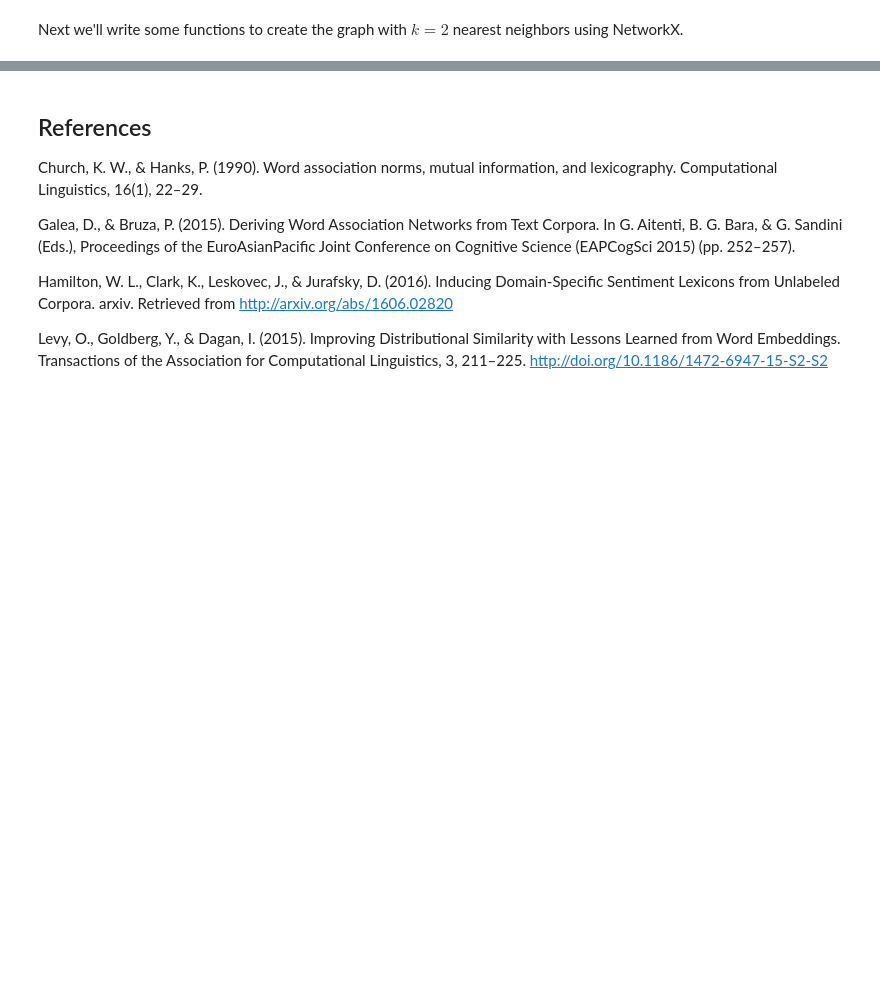
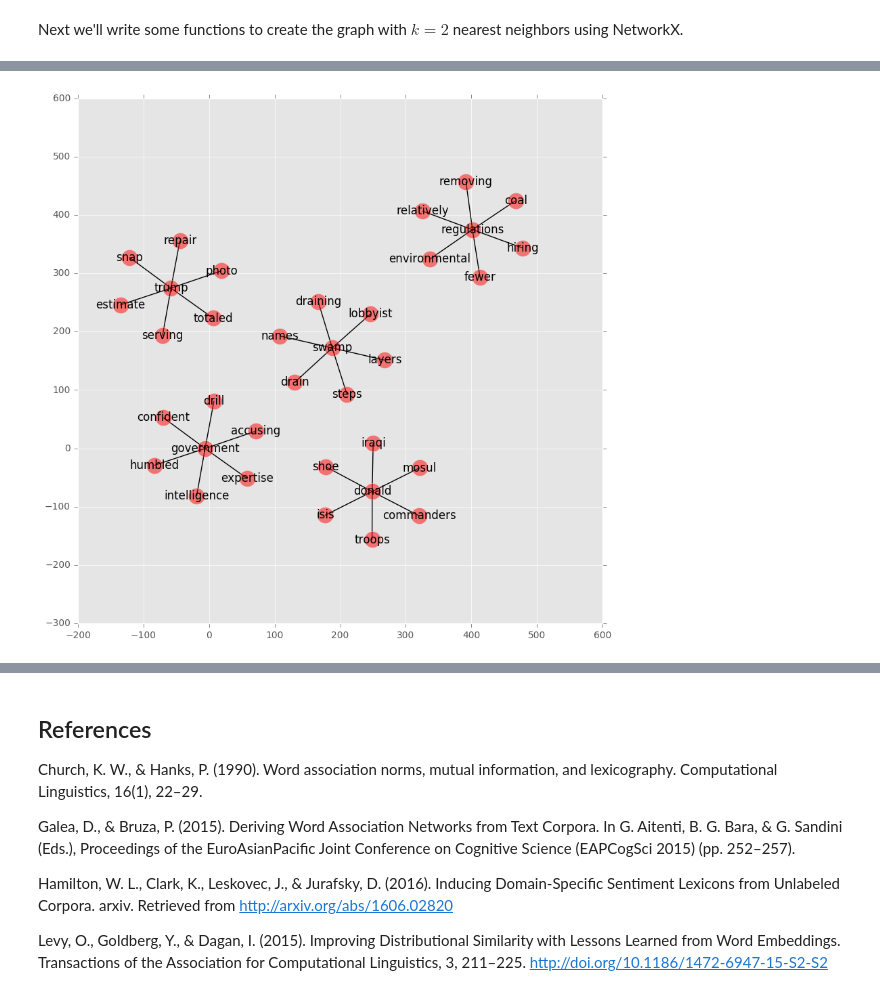
Before and after one commit to mt-digital/semantic-cable, a Jupyter notebook: Semantic Network Experiment.ipynb, the cells around one changed output, grey strips where cells are left out. Cells and saved outputs as stored; diff of their text form; code cells hidden in the pictures; blank space fills up the shorter version.

Commit message:
more efficient graph generation start to finish

```diff
--- a/Semantic Network Experiment.ipynb
+++ b/Semantic Network Experiment.ipynb
@@ -400,0 +438,8 @@ Now I'll test this out with my cable news archive stuff.
+# %%
+from util import *
+
+names = get_iatv_corpus_names()
+week = names[-2]
+threemo = names[-1]
+
+texts, counts = get_corpus_text(week, 'FOXNEWSW')
@@ -400,0 +451,6 @@ Now I'll test this out with my cable news archive stuff.
+# %%
+%timeit
+
+from build_network import Embedding
+
+e = Embedding.from_texts(texts, words=['swamp', 'trump', 'donald', 'government', 'regulations'], k=6)
@@ -400,0 +475,14 @@ Now I'll test this out with my cable news archive stuff.
+# %%
+g = e.graph
+
+plt.figure(figsize=(10, 10))
+#node_pos = nx.circular_layout(g)
+node_pos = nx.drawing.nx_pydot.graphviz_layout(g)
+label_pos = {k: np.array([v[0] + .1, v[1] + .01]) for k, v in node_pos.items()}
+#print(pos)
+nx.draw_networkx_labels(g, pos=label_pos)
+nx.draw_networkx_nodes(g, node_color='r', pos=node_pos, alpha=0.5)
+nx.draw_networkx_edges(g, pos=node_pos, width=1.0)
+plt.show()
+# %% [output]
+[figure, added]
```
Also changed, not shown: parts of 12 cells of this notebook, 4 other files.
